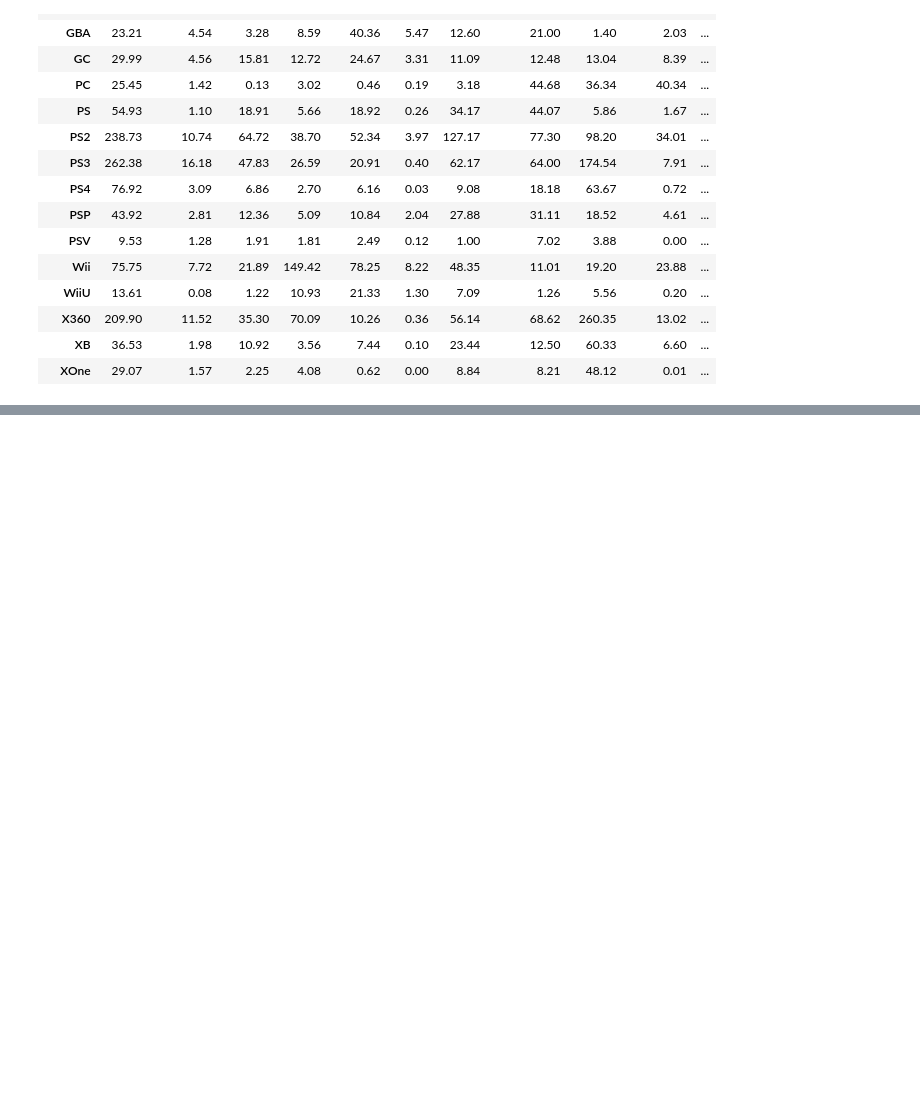
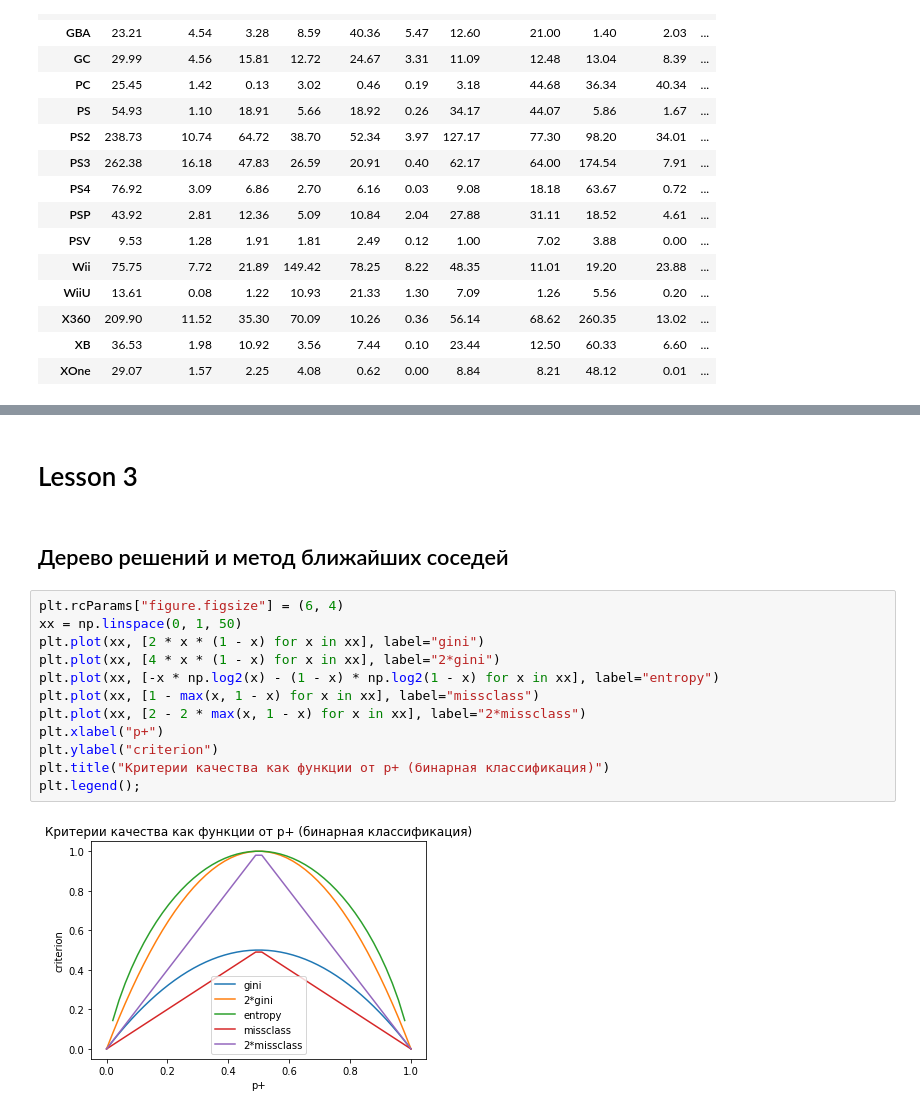
Before and after one commit to alfir-v10/RushODS_old, a Jupyter notebook: RUSH_ODS.ipynb, the cells around one changed output, grey strips where cells are left out. Cells and saved outputs as stored; diff of their text form; blank space fills up the shorter version.

```diff
--- a/RUSH_ODS.ipynb
+++ b/RUSH_ODS.ipynb
@@ -1262,3 +1274,21 @@ sns.heatmap(platform_genre_sales, annot=True, fmt='.1f', linewidths=0.5)
 # %% [output]
 <matplotlib.axes._subplots.AxesSubplot at 0x...>
 [drawing not drawn]
+# %% [markdown]
+# Lesson 3
+# %% [markdown]
+## Дерево решений и метод ближайших соседей
+# %%
+plt.rcParams["figure.figsize"] = (6, 4)
+xx = np.linspace(0, 1, 50)
+plt.plot(xx, [2 * x * (1 - x) for x in xx], label="gini")
+plt.plot(xx, [4 * x * (1 - x) for x in xx], label="2*gini")
+plt.plot(xx, [-x * np.log2(x) - (1 - x) * np.log2(1 - x) for x in xx], label="entropy")
+plt.plot(xx, [1 - max(x, 1 - x) for x in xx], label="missclass")
+plt.plot(xx, [2 - 2 * max(x, 1 - x) for x in xx], label="2*missclass")
+plt.xlabel("p+")
+plt.ylabel("criterion")
+plt.title("Критерии качества как функции от p+ (бинарная классификация)")
+plt.legend();
+# %% [output]
+[figure, added]
```
Also changed, not shown: parts of 76 cells of this notebook.
